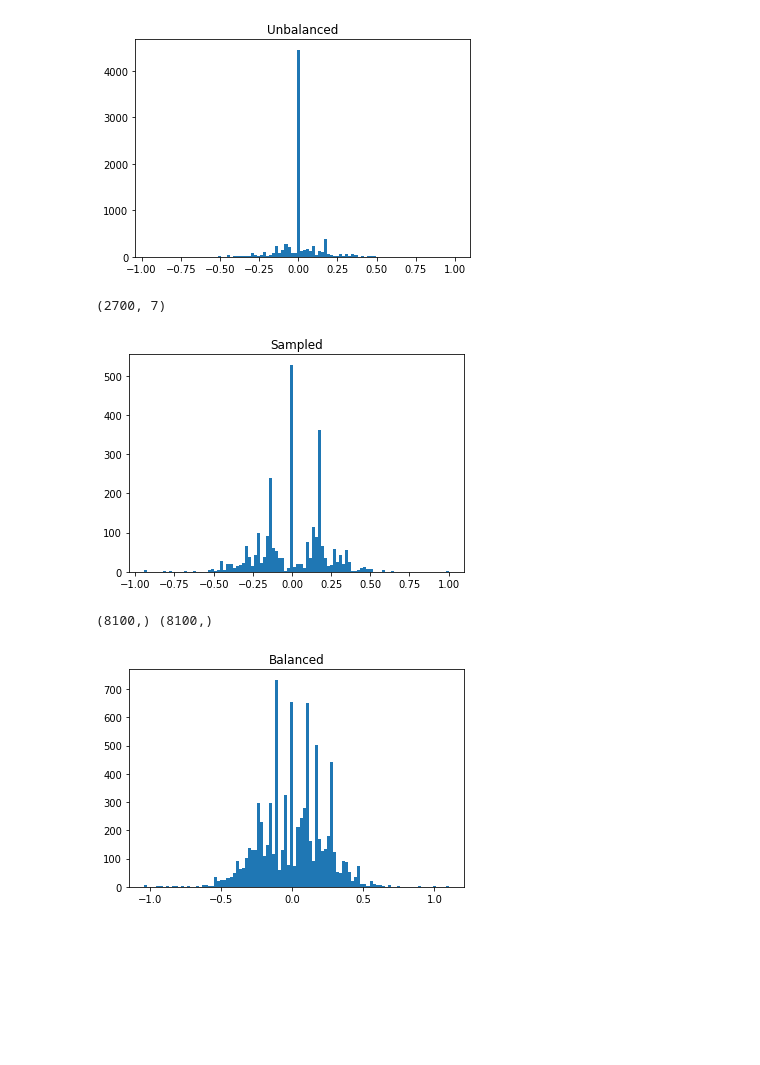
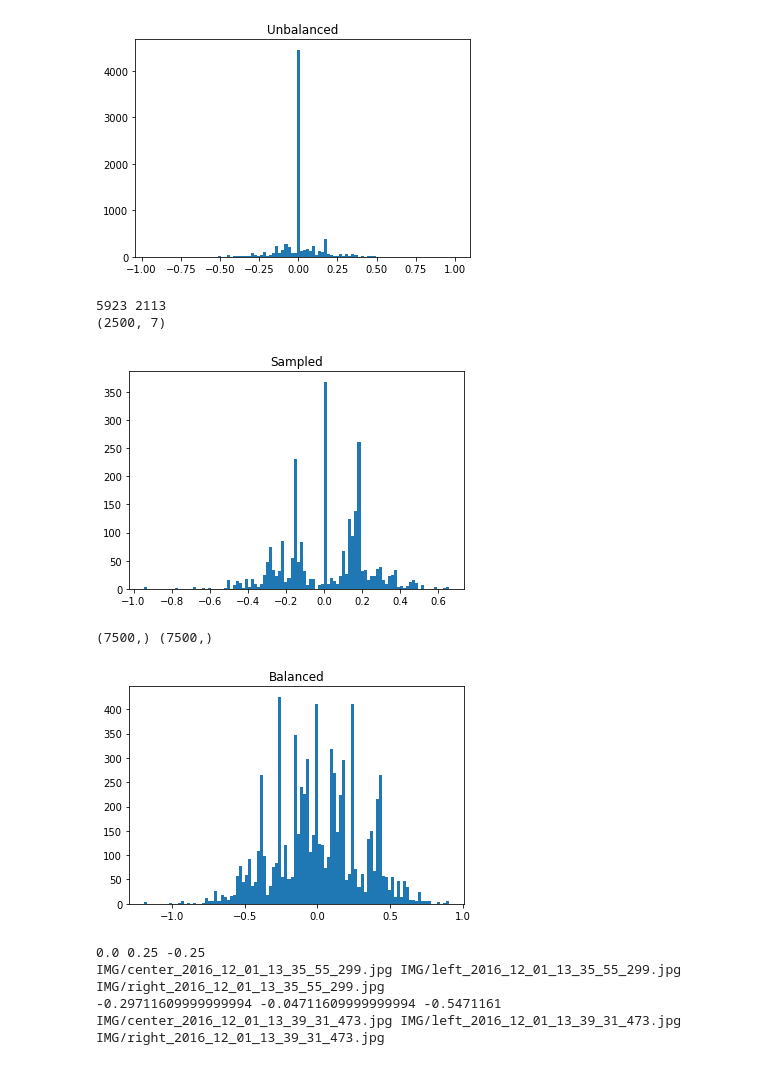
Before and after one commit to subhash/CarND-Behavioral-Cloning, a Jupyter notebook: Trial.ipynb, the cells around one changed output. Drawn from its saved outputs; the diff is of its cells as text; code cells hidden in the pictures; blank space fills up the shorter version.

```diff
--- a/Trial.ipynb
+++ b/Trial.ipynb
@@ -21,10 +21,11 @@ plt.show()
 import random
 
 limit = 0.1
-nb_normal = 700
+nb_normal = 500
 nb_extreme = 2000
 normal = np.abs(data[:,3]) < limit
 extreme = np.abs(data[:,3]) > limit
+print(len(data[normal]), len(data[extreme]))
 normal_choice = np.random.choice(data[normal].shape[0], nb_normal)
 extreme_choice = np.random.choice(data[extreme].shape[0], nb_extreme)
 normal_data = data[normal][normal_choice]
@@ -35,23 +36,36 @@ _ = plt.hist(sampled_data[:,3], bins=100)
 plt.title('Sampled')
 plt.show()
 # %% [output]
-(2700, 7)
+5923 2113
+(2500, 7)
-[figure, old version]
+[figure, new version]
 # %%
 from sklearn.utils import shuffle
 
 c, l, r, st, _, _, _ = np.split(sampled_data, 7, axis=1)
-adj = 0.1
+adj = 0.25
 balanced_feats = np.append(c, l)
 balanced_feats = np.append(balanced_feats, r)
 balanced_labels = np.append(st, st + adj)
 balanced_labels = np.append(balanced_labels, st - adj)
-balanced_feats, balanced_labels = shuffle(balanced_feats, balanced_labels)
+#balanced_feats, balanced_labels = shuffle(balanced_feats, balanced_labels)
 print(balanced_feats.shape, balanced_labels.shape)
 
 _ = plt.hist(balanced_labels, bins=100)
 plt.title('Balanced')
 plt.show()
 # %% [output]
-(8100,) (8100,)
+(7500,) (7500,)
-[figure, old version]
+[figure, new version]
+# %%
+span = len(c)
+print(balanced_labels[0], balanced_labels[span*1], balanced_labels[span*2])
+print(balanced_feats[0], balanced_feats[span*1], balanced_feats[span*2])
+
+print(balanced_labels[span-1], balanced_labels[2*span-1], balanced_labels[3*span-1])
+print(balanced_feats[span-1], balanced_feats[2*span-1], balanced_feats[3*span-1])
+# %% [output]
+0.0 0.25 -0.25
+IMG/center_2016_12_01_13_35_55_299.jpg IMG/left_2016_12_01_13_35_55_299.jpg IMG/right_2016_12_01_13_35_55_299.jpg
+-0.29711609999999994 -0.04711609999999994 -0.5471161
+IMG/center_2016_12_01_13_39_31_473.jpg IMG/left_2016_12_01_13_39_31_473.jpg IMG/right_2016_12_01_13_39_31_473.jpg
```
Also changed, not shown: parts of 6 cells of this notebook.
